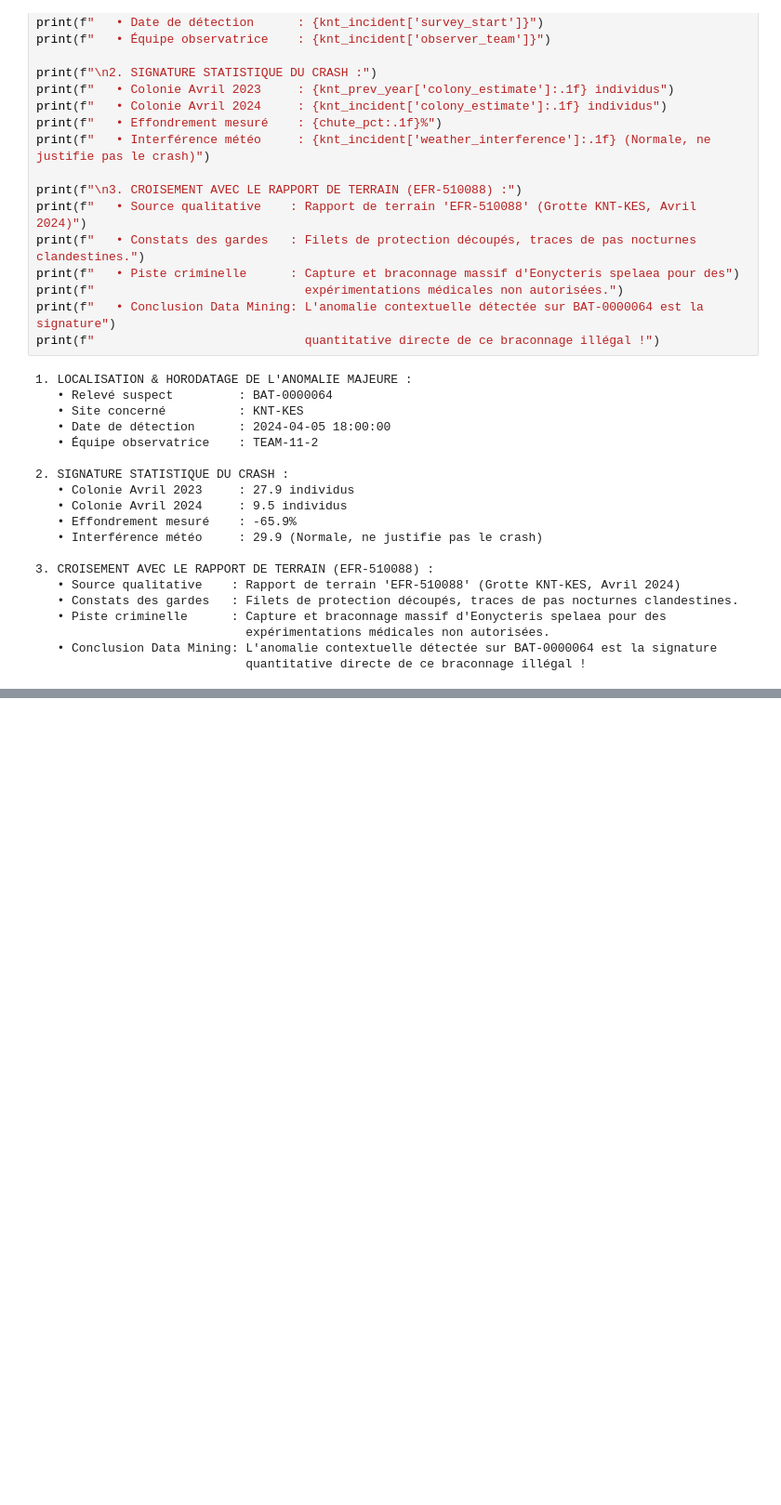
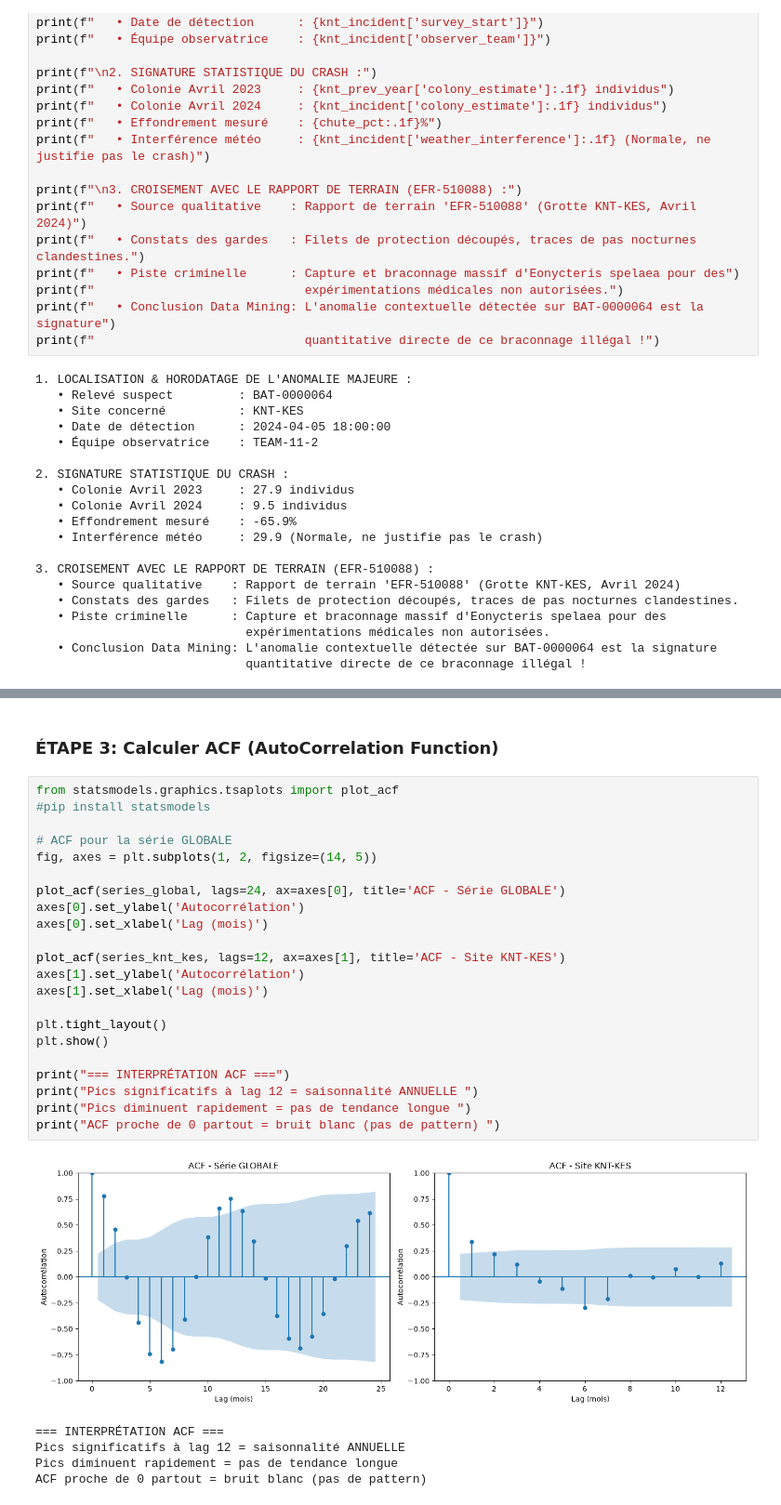
Before and after one commit to HananeDjouadi/G05-DataMining-2627, a Jupyter notebook: data/ecology/bat_surveys.ipynb, the cells around one changed output, grey strips where cells are left out. Shown at 93% size. Saved outputs shown, nothing was run; the diff lists cells and outputs as text; blank space fills up the shorter version.

```diff
--- a/data/ecology/bat_surveys.ipynb
+++ b/data/ecology/bat_surveys.ipynb
@@ -1413,0 +1492,30 @@ print(f"                             quantitative directe de ce braconnage illé
+# %% [markdown]
+### ÉTAPE 3: Calculer ACF (AutoCorrelation Function)
+# %%
+from statsmodels.graphics.tsaplots import plot_acf
+#pip install statsmodels
+
+# ACF pour la série GLOBALE
+fig, axes = plt.subplots(1, 2, figsize=(14, 5))
+
+plot_acf(series_global, lags=24, ax=axes[0], title='ACF - Série GLOBALE')
+axes[0].set_ylabel('Autocorrélation')
+axes[0].set_xlabel('Lag (mois)')
+
+plot_acf(series_knt_kes, lags=12, ax=axes[1], title='ACF - Site KNT-KES')
+axes[1].set_ylabel('Autocorrélation')
+axes[1].set_xlabel('Lag (mois)')
+
+plt.tight_layout()
+plt.show()
+
+print("=== INTERPRÉTATION ACF ===")
+print("Pics significatifs à lag 12 = saisonnalité ANNUELLE ")
+print("Pics diminuent rapidement = pas de tendance longue ")
+print("ACF proche de 0 partout = bruit blanc (pas de pattern) ")
+# %% [output]
+[figure, added]
+=== INTERPRÉTATION ACF ===
+Pics significatifs à lag 12 = saisonnalité ANNUELLE
+Pics diminuent rapidement = pas de tendance longue
+ACF proche de 0 partout = bruit blanc (pas de pattern)
```
Also changed, not shown: parts of 24 cells of this notebook, 2 other files.
